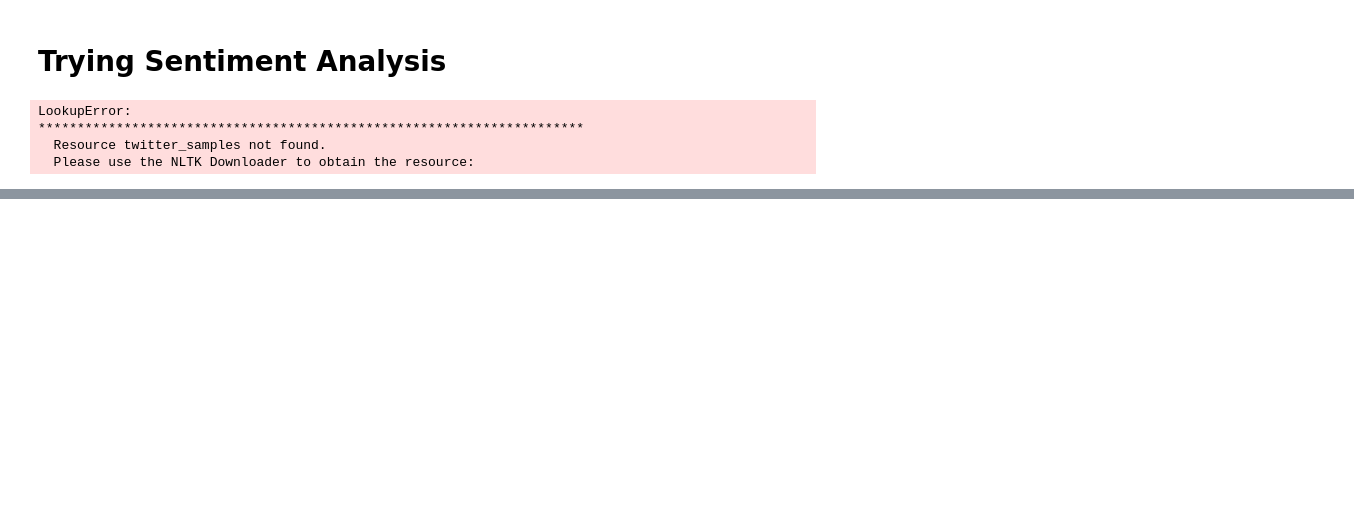
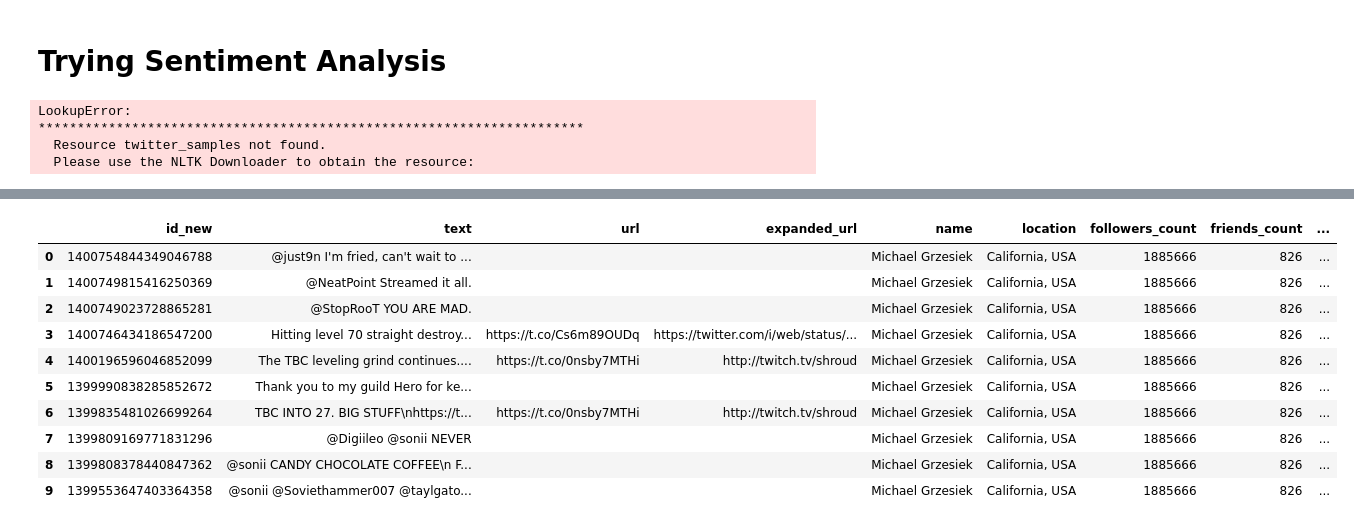
Before and after one commit to Awesimous/StarFish, a Jupyter notebook: notebooks/Trying Twitter API.ipynb, the cells around one changed output, grey strips where cells are left out. Drawn from its saved outputs; the diff is of its cells as text; code cells hidden in the pictures; blank space fills up the shorter version.

Commit message:
adding new functionality to Twitter and YT API

```diff
--- a/notebooks/Trying Twitter API.ipynb
+++ b/notebooks/Trying Twitter API.ipynb
@@ -449,0 +734,57 @@ LookupError:
+# %%
+#### Twitter limitation
+#Limit of 100,000 requests per day to the /statuses/user_timeline endpoint, in addition to existing user-level and app-level rate limits. This limit is applied on a per-application basis, meaning that a single developer app can make up to 100,000 calls during any single 24-hour period.
+#This method can only return up to 3,200 of a user's most recent Tweets. Native retweets of other statuses by the user is included in this total, regardless of whether include_rts is set to false when requesting this resource.
+#- We can just retrieve 200 tweets/request
+#- 900 tweets 15 min
+#- 100000 in 24h
+
+def get_streamer_data(streamer):
+    streamer_data=[]
+#     time.sleep(60*15) #run every 15min
+#     for outlet in news:
+    streamer_data.append(python_tweets.get_user_timeline(screen_name=streamer, count=10))
+    streamer_tweets = pd.DataFrame(streamer_data)
+    return streamer_tweets
+
+def get_streamer_data_filtered(streamer):
+    data_streamer_filtered=[]
+    for column in get_streamer_data(streamer):
+        for row in get_streamer_data(streamer)[column]:
+            id_new = row["id"]
+            text = row["text"]
+            try:
+                url = row["entities"]["urls"][0]["url"]
+            except:
+                url =""
+            try:
+                expanded_url = row["entities"]["urls"][0]["expanded_url"]
+            except:
+                expanded_url =""
+            name = row["user"]["name"]
+            location = row["user"]["location"]
+            followers_count = row["user"]["followers_count"]
+            friends_count = row["user"]["friends_count"]
+            listed_count = row["user"]["listed_count"]
+            favourites_count = row["user"]["favourites_count"]
+            profile_image_url = row["user"]["profile_image_url"]
+            retweet_count= row["retweet_count"]
+            source = row["source"]
+            created_at = row["created_at"]
+            data_streamer_filtered.append({"id_new":id_new,"text":text,"url":url,"expanded_url":expanded_url,"name":name,"location":location,"followers_count":followers_count,"friends_count":friends_count,"listed_count":listed_count,"favourites_count":favourites_count,"profile_image_url":profile_image_url,"retweet_count":retweet_count,"source":source,"created_at":created_at})
+    streamer_tweets = pd.DataFrame(data_streamer_filtered)
+    return streamer_tweets
+# %%
+get_streamer_data_filtered('shroud')
+# %% [output]
+|  | id_new | text | url | expanded_url | name | location | followers_count | friends_count | ... |
+| 0 | 1400754844349046788 | @just9n I'm fried, can't wait to ... |  |  | Michael Grzesiek | California, USA | 1885666 | 826 | ... |
+| 1 | 1400749815416250369 | @NeatPoint Streamed it all. |  |  | Michael Grzesiek | California, USA | 1885666 | 826 | ... |
+| 2 | 1400749023728865281 | @StopRooT YOU ARE MAD. |  |  | Michael Grzesiek | California, USA | 1885666 | 826 | ... |
+| 3 | 1400746434186547200 | Hitting level 70 straight destroy... | https://t.co/Cs6m89OUDq | https://twitter.com/i/web/status/... | Michael Grzesiek | California, USA | 1885666 | 826 | ... |
+| 4 | 1400196596046852099 | The TBC leveling grind continues.... | https://t.co/0nsby7MTHi | http://twitch.tv/shroud | Michael Grzesiek | California, USA | 1885666 | 826 | ... |
+| 5 | 1399990838285852672 | Thank you to my guild Hero for ke... |  |  | Michael Grzesiek | California, USA | 1885666 | 826 | ... |
+| 6 | 1399835481026699264 | TBC INTO 27. BIG STUFF\nhttps://t... | https://t.co/0nsby7MTHi | http://twitch.tv/shroud | Michael Grzesiek | California, USA | 1885666 | 826 | ... |
+| 7 | 1399809169771831296 | @Digiileo @sonii NEVER |  |  | Michael Grzesiek | California, USA | 1885666 | 826 | ... |
+| 8 | 1399808378440847362 | @sonii CANDY CHOCOLATE COFFEE\n F... |  |  | Michael Grzesiek | California, USA | 1885666 | 826 | ... |
+| 9 | 1399553647403364358 | @sonii @Soviethammer007 @taylgato... |  |  | Michael Grzesiek | California, USA | 1885666 | 826 | ... |
```
Also changed, not shown: parts of 24 cells of this notebook, 2 other files.
